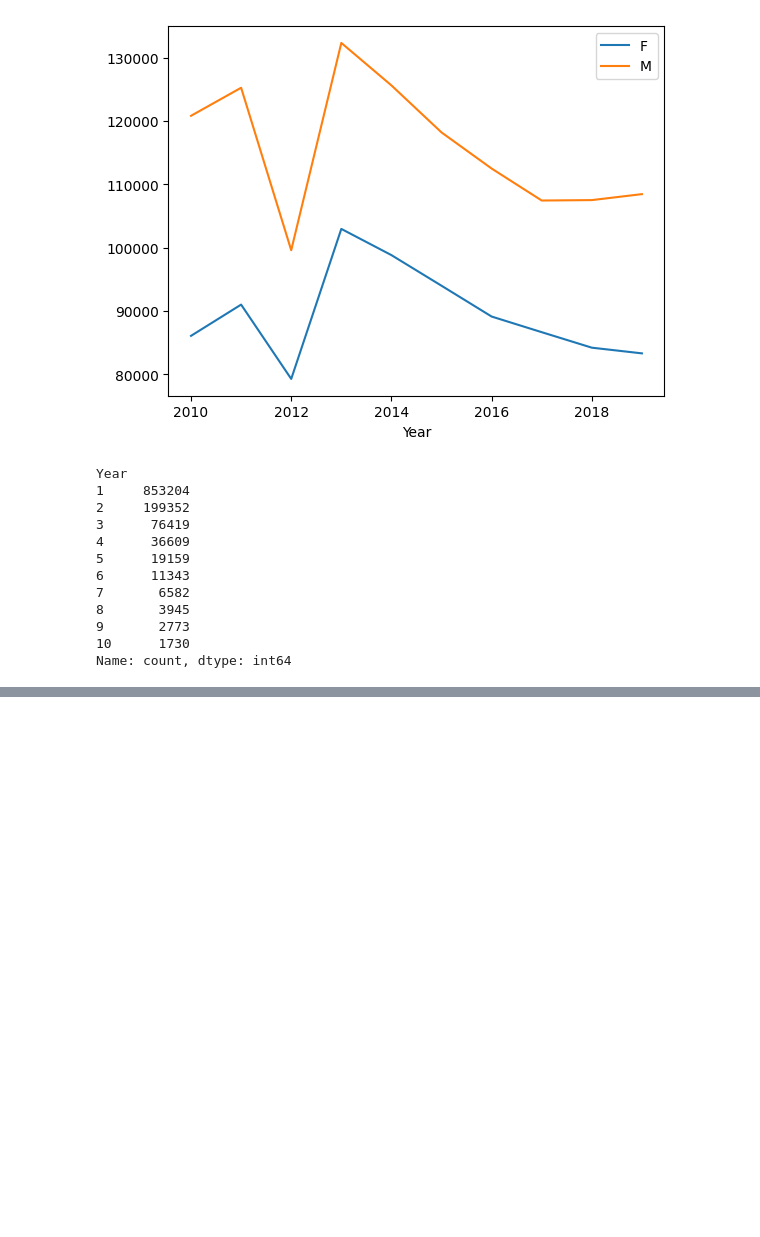
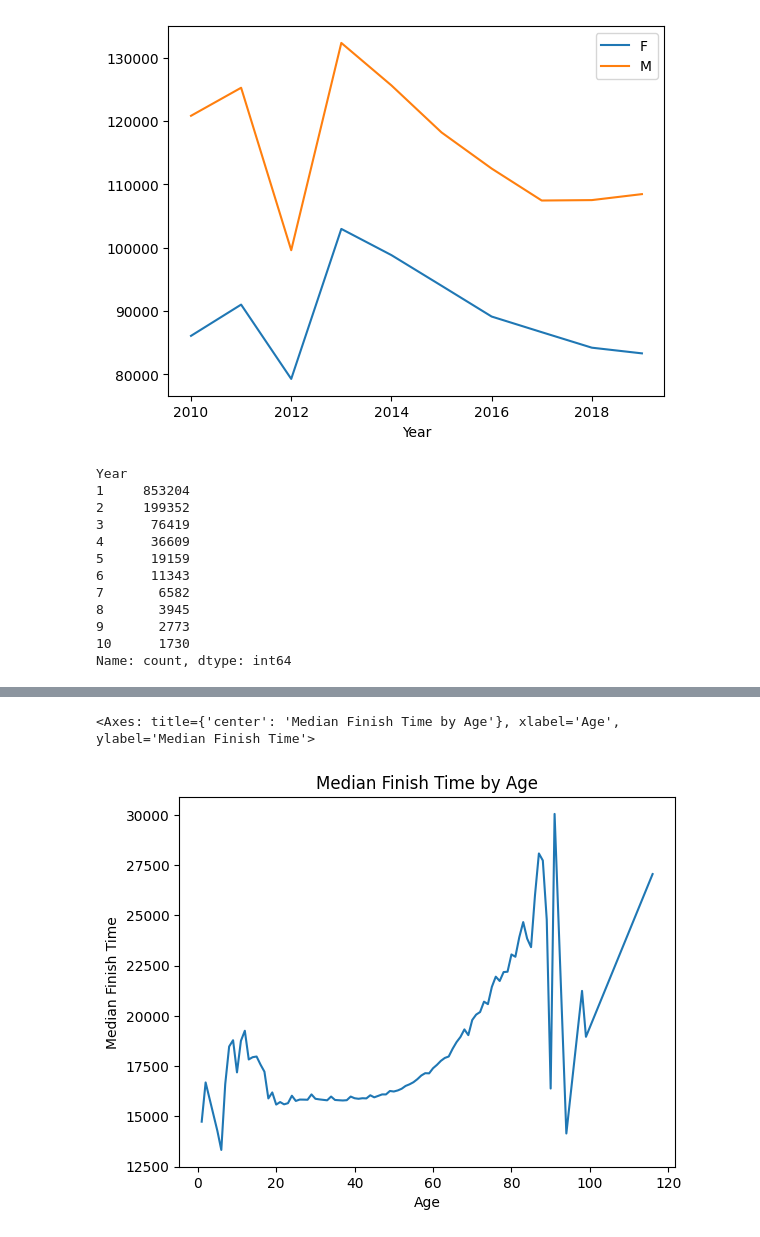
Before and after one commit to vitistatyagi/Marathon_EDA, a Jupyter notebook: marathon.ipynb, the cells around one changed output, grey strips where cells are left out. Cells and saved outputs as stored; diff of their text form; code cells hidden in the pictures; blank space fills up the shorter version.

```diff
--- a/marathon.ipynb
+++ b/marathon.ipynb
@@ -333,0 +325,6 @@ Name: Finish, Length: 283744, dtype: int64
+# %%
+clean_age_df= df[df['Age']>0]
+clean_age_df.groupby('Age')['Finish'].median().plot(kind='line', xlabel='Age', ylabel='Median Finish Time', title='Median Finish Time by Age')
+# %% [output]
+<Axes: title={'center': 'Median Finish Time by Age'}, xlabel='Age', ylabel='Median Finish Time'>
+[figure, added]
```
Also changed, not shown: parts of 7 cells of this notebook, 1 other file.
